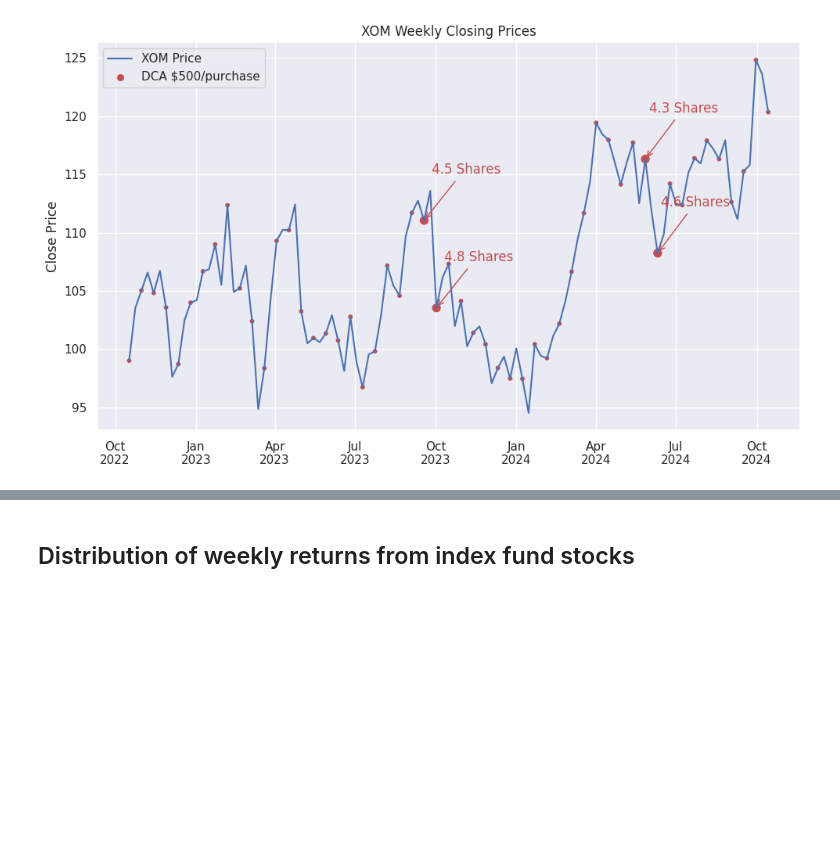
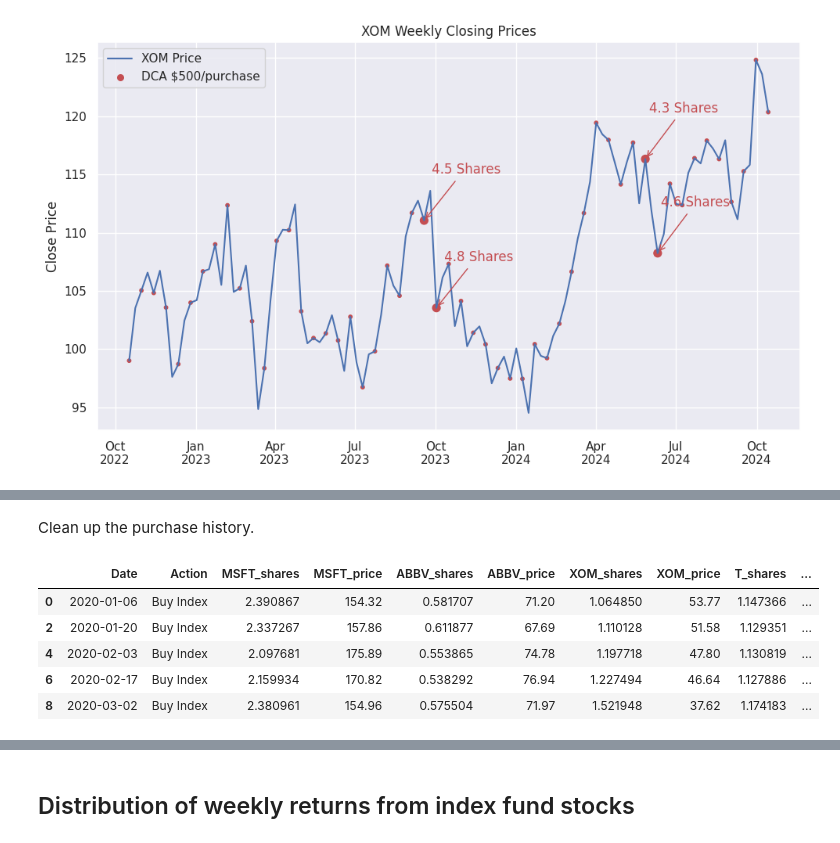
Before and after one commit to dtilley/quantitative_finance_toolkit, a Jupyter notebook: dollar_cost_averaging_with_adaptive_price_drop.ipynb, the cells around one changed output, grey strips where cells are left out. Saved outputs shown, nothing was run; the diff lists cells and outputs as text; code cells hidden in the pictures; blank space fills up the shorter version.

```diff
--- a/dollar_cost_averaging_with_adaptive_price_drop.ipynb
+++ b/dollar_cost_averaging_with_adaptive_price_drop.ipynb
@@ -305,0 +331,7 @@ plt.show()
+# %%
+# should get a more systematic way of saving
+bc5.stocks['MSFT'].price_history['inf_adj_pct_change'] = bc5.stocks['MSFT'].price_history.Inflation_Adj.pct_change()*100
+bc5.stocks['ABBV'].price_history['inf_adj_pct_change'] = bc5.stocks['ABBV'].price_history.Inflation_Adj.pct_change()*100
+bc5.stocks['XOM'].price_history['inf_adj_pct_change'] = bc5.stocks['XOM'].price_history.Inflation_Adj.pct_change()*100
+bc5.stocks['T'].price_history['inf_adj_pct_change'] = bc5.stocks['T'].price_history.Inflation_Adj.pct_change()*100
+bc5.stocks['MMM'].price_history['inf_adj_pct_change'] = bc5.stocks['MMM'].price_history.Inflation_Adj.pct_change()*100
@@ -325,0 +369,8 @@ sc.index.to_csv('bc5_index_20201026-20241021.txt', index_label='week', sep=' ')
+# %%
+# Apply over the 5 year period between Jan 2020 -> December 2024
+dates = pd.to_datetime(bc5.index.Date)
+start_ndx = dates[dates.dt.year == 2020].index[0]
+end_ndx = dates.index[-1]
+end_date = dates.iloc[-1].date()
+start_date = dates.iloc[start_ndx].date()
+simulated_dates = bc5.index.Date.iloc[start_ndx:]
@@ -325,0 +383,3 @@ sc.index.to_csv('bc5_index_20201026-20241021.txt', index_label='week', sep=' ')
+# %%
+dca_bc5_index = etk.Index_Fund(bc5, cash=500.0, cashflow=500.0)
+dca_bc5_index.set_cashflow_start(simulated_dates.iloc[0])
@@ -325,0 +414,15 @@ sc.index.to_csv('bc5_index_20201026-20241021.txt', index_label='week', sep=' ')
+# %% [markdown]
+Clean up the purchase history.
+# %%
+dca_bc5_purchases_df = pd.DataFrame(dca_bc5_index.purchases)
+dca_bc5_purchases_df_clean = dca_bc5_purchases_df.dropna()
+dca_bc5_purchases_df_clean = etk.split_shares_prices(dca_bc5_purchases_df_clean, tickers)
+# %%
+dca_bc5_purchases_df_clean.head()
+# %% [output]
+|  | Date | Action | MSFT_shares | MSFT_price | ABBV_shares | ABBV_price | XOM_shares | XOM_price | T_shares | ... |
+| 0 | 2020-01-06 | Buy Index | 2.390867 | 154.32 | 0.581707 | 71.20 | 1.064850 | 53.77 | 1.147366 | ... |
+| 2 | 2020-01-20 | Buy Index | 2.337267 | 157.86 | 0.611877 | 67.69 | 1.110128 | 51.58 | 1.129351 | ... |
+| 4 | 2020-02-03 | Buy Index | 2.097681 | 175.89 | 0.553865 | 74.78 | 1.197718 | 47.80 | 1.130819 | ... |
+| 6 | 2020-02-17 | Buy Index | 2.159934 | 170.82 | 0.538292 | 76.94 | 1.227494 | 46.64 | 1.127886 | ... |
+| 8 | 2020-03-02 | Buy Index | 2.380961 | 154.96 | 0.575504 | 71.97 | 1.521948 | 37.62 | 1.174183 | ... |
```
Also changed, not shown: parts of 71 cells of this notebook, 2 other files.
